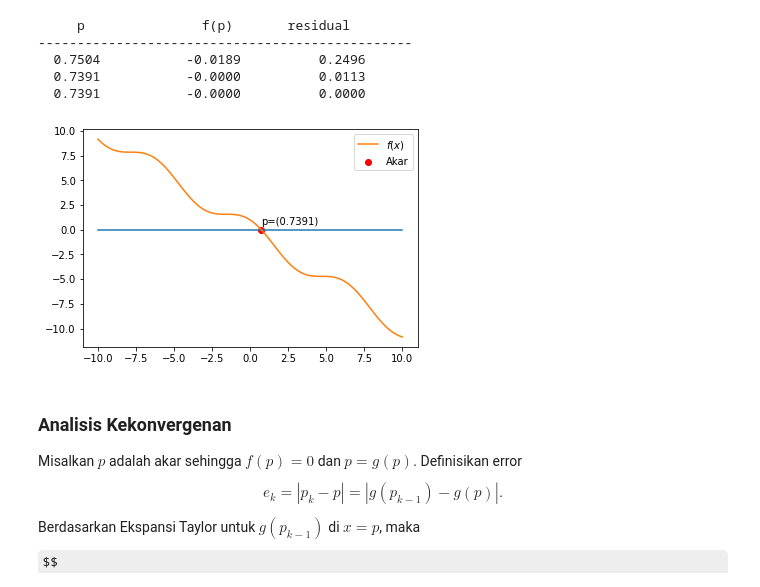
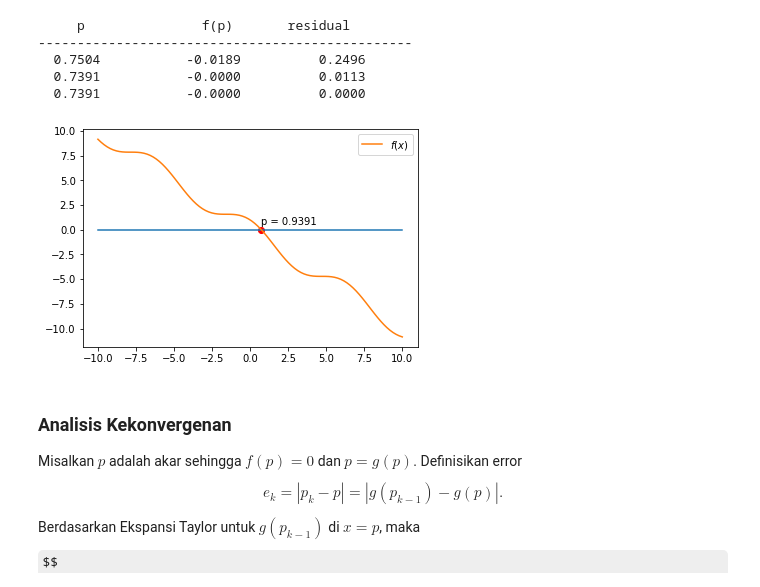
Before and after one commit to liebenlito/Metode-Numerik, a Jupyter notebook: Mencari Akar Persamaan.ipynb, the cells around one changed output. Cells and saved outputs as stored; diff of their text form; code cells hidden in the pictures; some formulas as TeX source.

```diff
--- a/Mencari Akar Persamaan.ipynb
+++ b/Mencari Akar Persamaan.ipynb
@@ -509,13 +509,13 @@ p = newton(f, f_aksen, p0)
 # %%
 X = np.linspace(-10,10, 100)
 g = np.zeros(X.size)
 plt.plot(X,g);
 plt.plot(X, f(X), label='$f(x)$');
-plt.annotate('p=({:4.4f})'.format(p),(p,0.5))
-plt.scatter(p, 0, color='red', label='Akar');
+plt.annotate('p = {:4.4f}'.format(p+0.2),(p,0.5))
+plt.scatter(p, 0, color='red');
 plt.legend();
 # %% [output]
-[figure, old version]
+[figure, new version]
 # %% [markdown]
 ### Analisis Kekonvergenan
 
```
